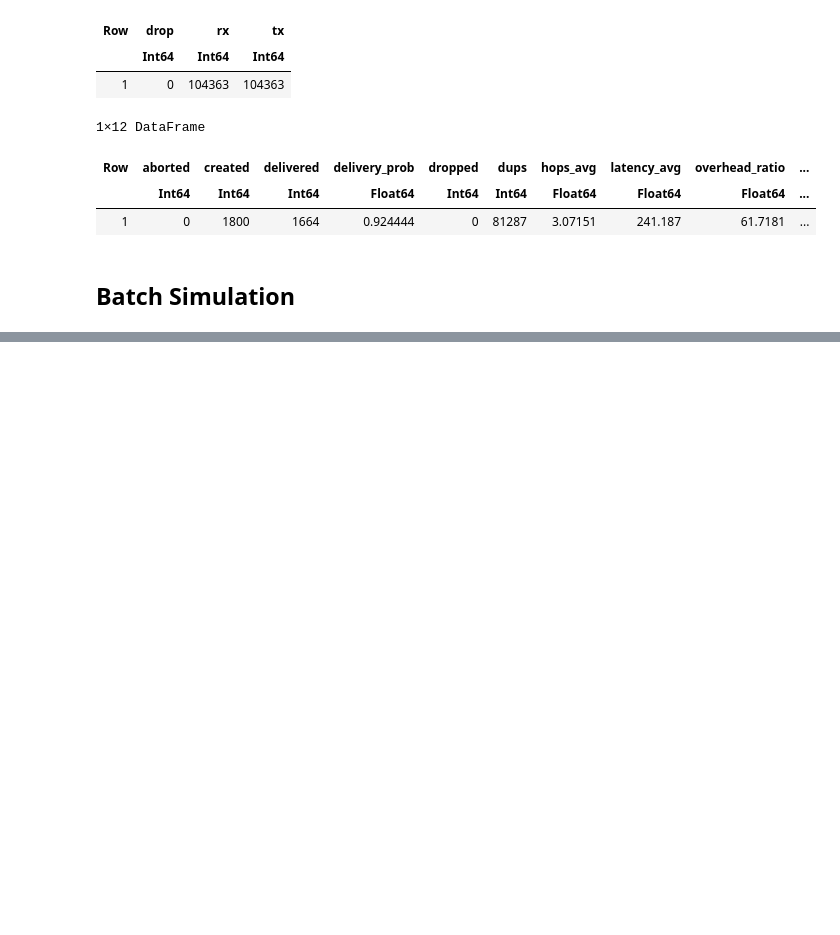
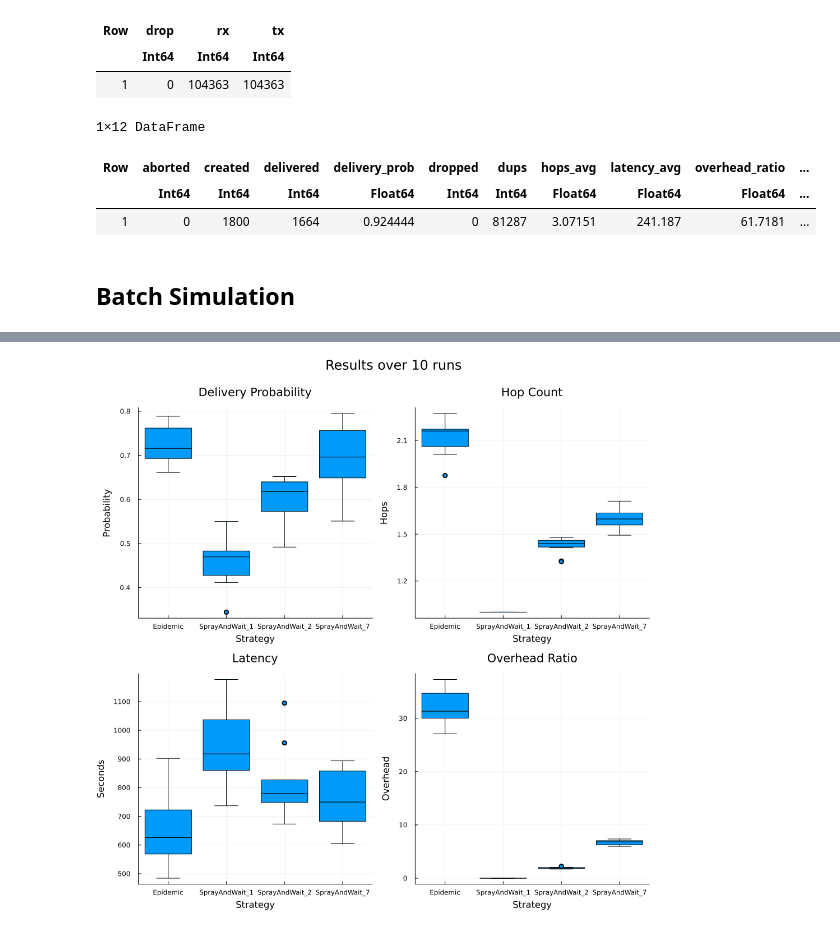
Before and after one commit to gh0st42/JONS.jl, a Jupyter notebook: examples/JONS.ipynb, the cells around one changed output, grey strips where cells are left out. Cells and saved outputs as stored; diff of their text form; code cells hidden in the pictures; blank space fills up the shorter version.

Commit message:
feat: added boxplots to notebook example

```diff
--- a/examples/JONS.ipynb
+++ b/examples/JONS.ipynb
@@ -169,0 +238,12 @@ UndefVarError: UndefVarError: df not defined
+# %%
+using StatsPlots
+
+
+p1 = @df df boxplot(:Strategy, :delivery_prob, title="Delivery Probability", ylabel="Probability", xlabel="Strategy", legend=false)
+p2 = @df df boxplot(:Strategy, :hops_avg, title="Hop Count", ylabel="Hops", xlabel="Strategy", legend=false)
+p3 = @df df boxplot(:Strategy, :latency_avg, title="Latency", ylabel="Seconds", xlabel="Strategy", legend=false)
+p4 = @df df boxplot(:Strategy, :overhead_ratio, title="Overhead Ratio", ylabel="Overhead", xlabel="Strategy", legend=false)
+
+plot(p1, p2, p3, p4, layout=(2,2), size=(1000,1000), plot_title="Results over " * string(NUM_RUNS) * " runs")
+# %% [output]
+[figure, added]
```
Also changed, not shown: parts of 6 cells of this notebook, 2 other files.
